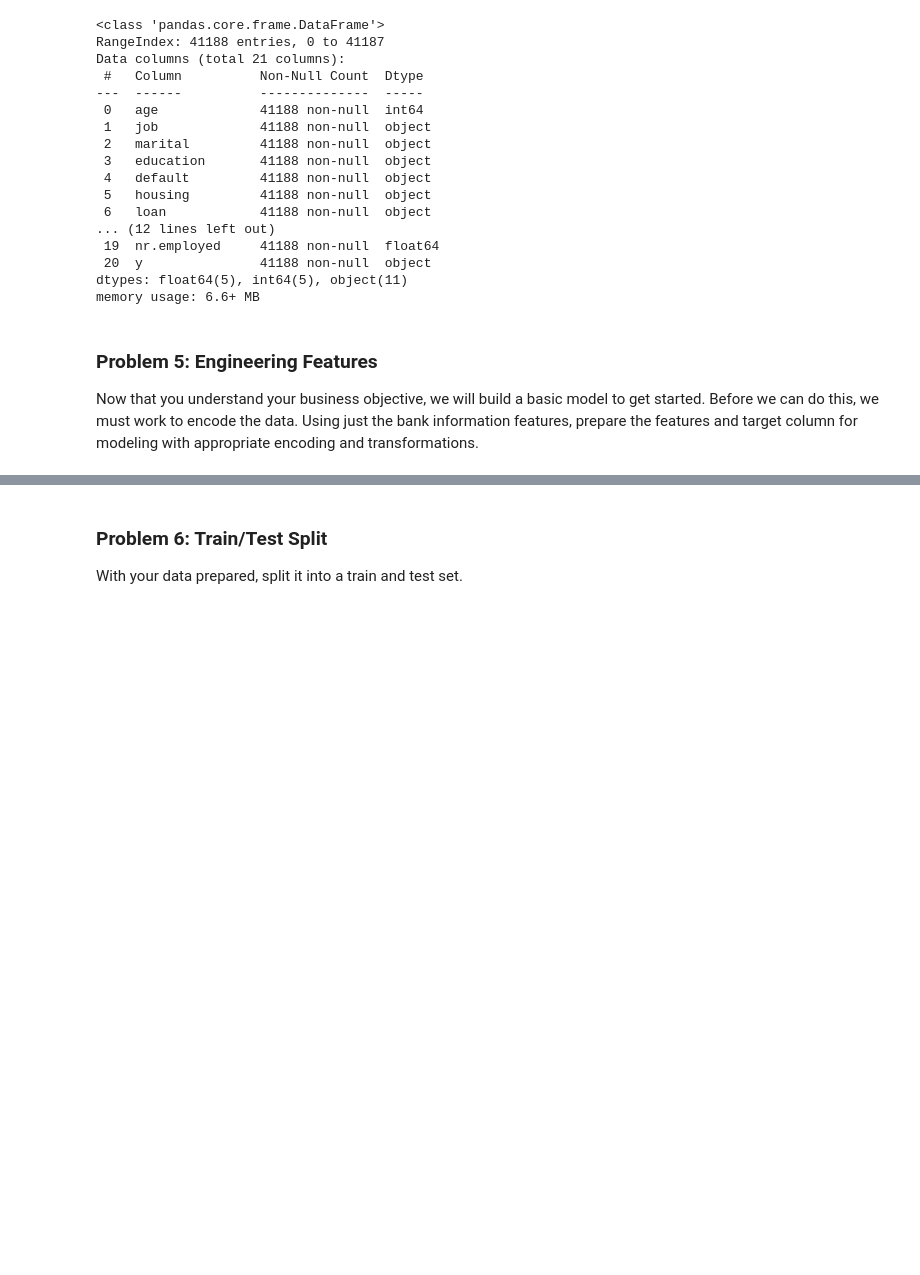
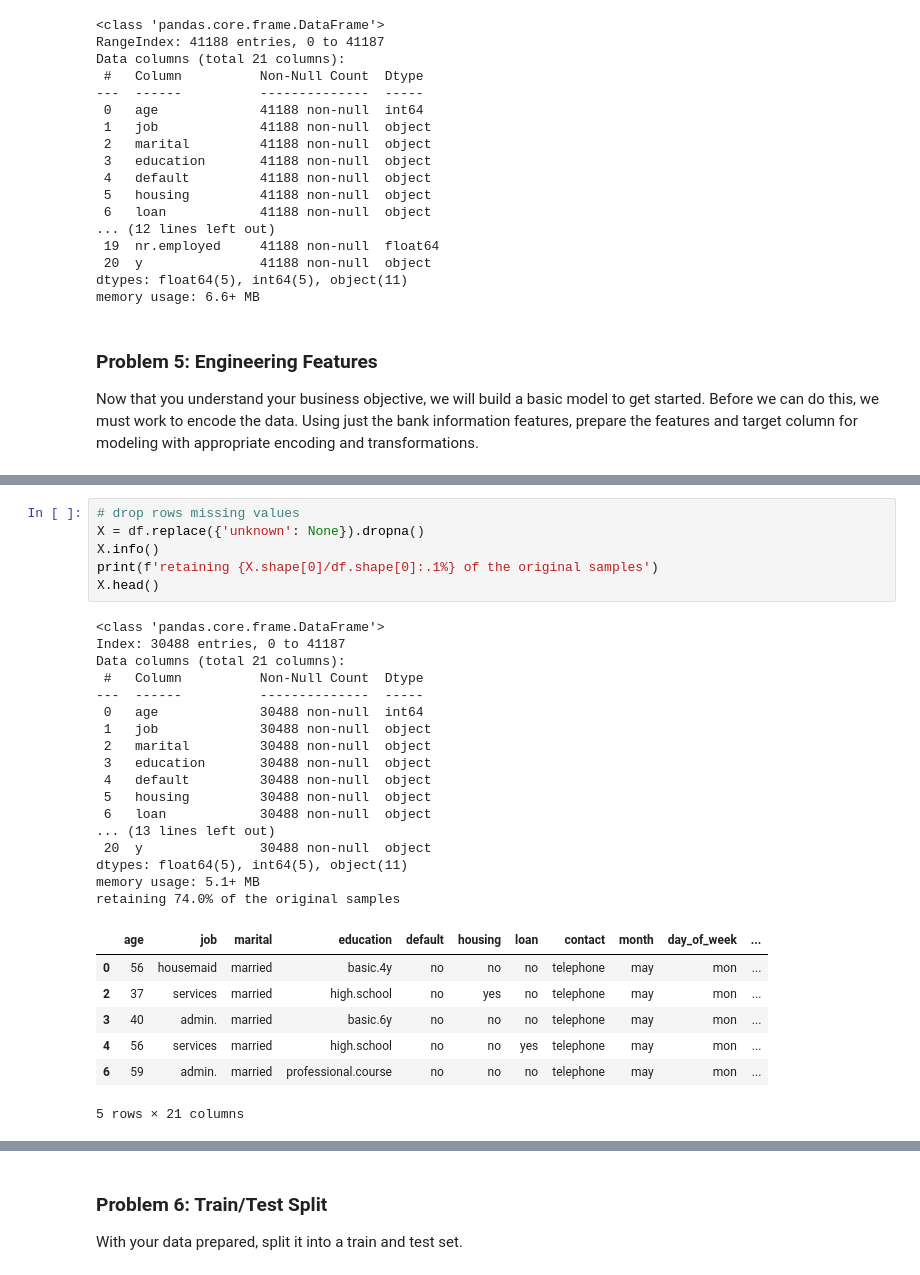
Before and after one commit to pasmith/ucb-mlai-mod-17, a Jupyter notebook: prompt_III.ipynb, the cells around one changed output, grey strips where cells are left out. Saved outputs shown, nothing was run; the diff lists cells and outputs as text; blank space fills up the shorter version.

```diff
--- a/prompt_III.ipynb
+++ b/prompt_III.ipynb
@@ -121,0 +122,31 @@ Now that you understand your business objective, we will build a basic model to
+# %%
+# drop rows missing values
+X = df.replace({'unknown': None}).dropna()
+X.info()
+print(f'retaining {X.shape[0]/df.shape[0]:.1%} of the original samples')
+X.head()
+# %% [output]
+<class 'pandas.core.frame.DataFrame'>
+Index: 30488 entries, 0 to 41187
+Data columns (total 21 columns):
+ #   Column          Non-Null Count  Dtype
+---  ------          --------------  -----
+ 0   age             30488 non-null  int64
+ 1   job             30488 non-null  object
+ 2   marital         30488 non-null  object
+ 3   education       30488 non-null  object
+ 4   default         30488 non-null  object
+ 5   housing         30488 non-null  object
+ 6   loan            30488 non-null  object
+... (13 lines left out)
+ 20  y               30488 non-null  object
+dtypes: float64(5), int64(5), object(11)
+memory usage: 5.1+ MB
+retaining 74.0% of the original samples
+|  | age | job | marital | education | default | housing | loan | contact | month | day_of_week | ... |
+| 0 | 56 | housemaid | married | basic.4y | no | no | no | telephone | may | mon | ... |
+| 2 | 37 | services | married | high.school | no | yes | no | telephone | may | mon | ... |
+| 3 | 40 | admin. | married | basic.6y | no | no | no | telephone | may | mon | ... |
+| 4 | 56 | services | married | high.school | no | no | yes | telephone | may | mon | ... |
+| 6 | 59 | admin. | married | professional.course | no | no | no | telephone | may | mon | ... |
+5 rows × 21 columns
```
Also changed, not shown: parts of 7 cells of this notebook.
